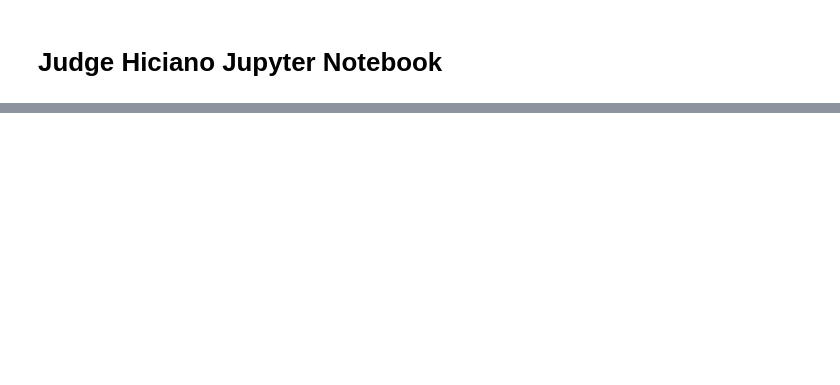
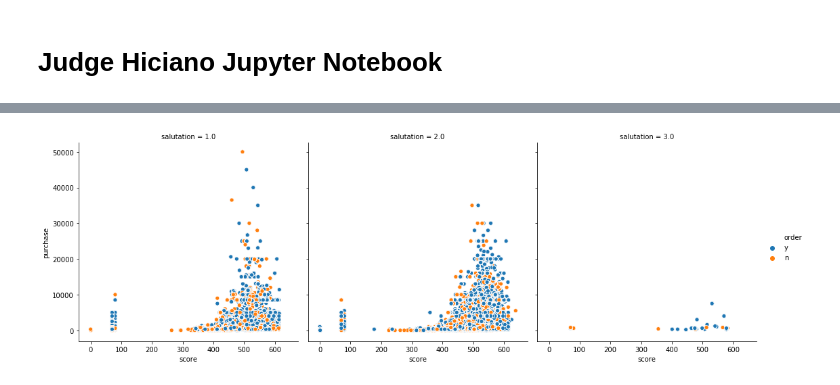
Before and after one commit to BrainMonkey/ml-contest1, a Jupyter notebook: python/jhiciano.ipynb, the cells around one changed output, grey strips where cells are left out. Drawn from its saved outputs; the diff is of its cells as text; code cells hidden in the pictures; blank space fills up the shorter version.

```diff
--- a/python/jhiciano.ipynb
+++ b/python/jhiciano.ipynb
@@ -32,0 +92,6 @@ data.describe()
+# %%
+sns.relplot(x="score", y="purchase", col="salutation",
+            hue="order", #, style="smoker", size="order",
+            data=data);
+# %% [output]
+[figure, added]
```
Also changed, not shown: parts of 9 cells of this notebook.
